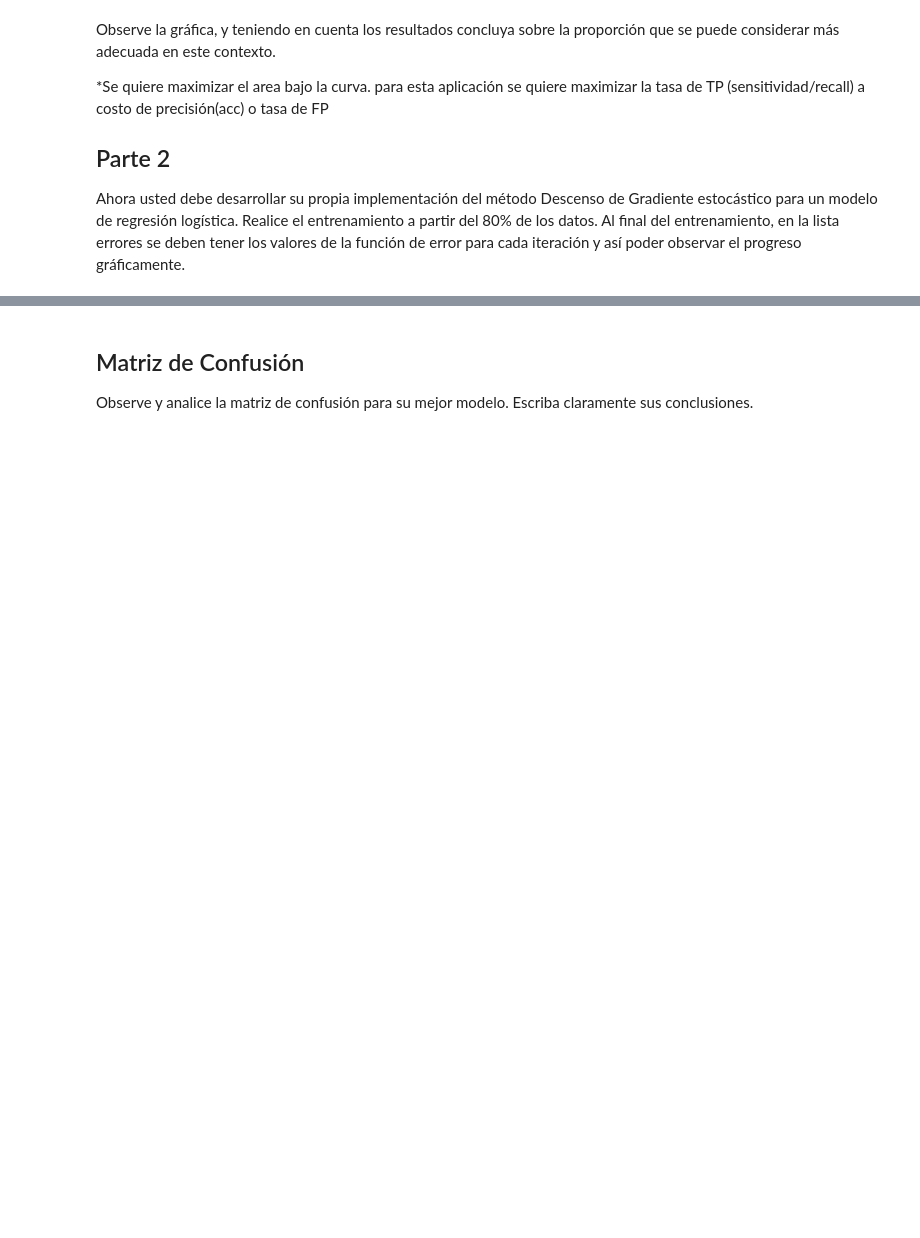
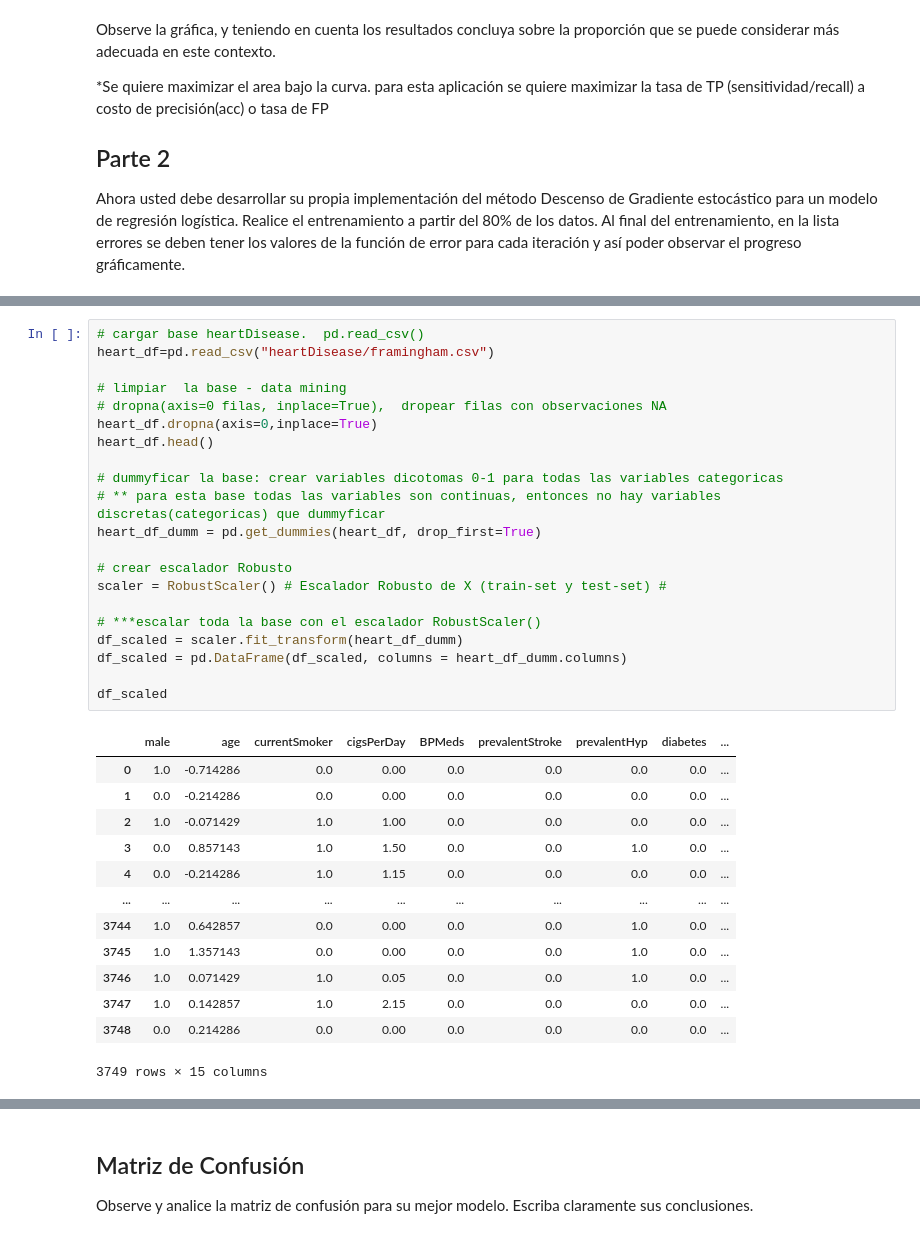
Before and after one commit to dfosorio111/ML-IELE-, a Jupyter notebook: ML_hw2.ipynb, the cells around one changed output, grey strips where cells are left out. Drawn from its saved outputs; the diff is of its cells as text; blank space fills up the shorter version.

```diff
--- a/ML_hw2.ipynb
+++ b/ML_hw2.ipynb
@@ -294,0 +215,35 @@ for tasa in tasas:
+# %%
+# cargar base heartDisease.  pd.read_csv()
+heart_df=pd.read_csv("heartDisease/framingham.csv")
+
+# limpiar  la base - data mining
+# dropna(axis=0 filas, inplace=True),  dropear filas con observaciones NA
+heart_df.dropna(axis=0,inplace=True)
+heart_df.head()
+
+# dummyficar la base: crear variables dicotomas 0-1 para todas las variables categoricas
+# ** para esta base todas las variables son continuas, entonces no hay variables discretas(categoricas) que dummyficar
+heart_df_dumm = pd.get_dummies(heart_df, drop_first=True)
+
+# crear escalador Robusto
+scaler = RobustScaler() # Escalador Robusto de X (train-set y test-set) #
+
+# ***escalar toda la base con el escalador RobustScaler()
+df_scaled = scaler.fit_transform(heart_df_dumm)
+df_scaled = pd.DataFrame(df_scaled, columns = heart_df_dumm.columns)
+
+df_scaled
+# %% [output]
+|  | male | age | currentSmoker | cigsPerDay | BPMeds | prevalentStroke | prevalentHyp | diabetes | ... |
+| 0 | 1.0 | -0.714286 | 0.0 | 0.00 | 0.0 | 0.0 | 0.0 | 0.0 | ... |
+| 1 | 0.0 | -0.214286 | 0.0 | 0.00 | 0.0 | 0.0 | 0.0 | 0.0 | ... |
+| 2 | 1.0 | -0.071429 | 1.0 | 1.00 | 0.0 | 0.0 | 0.0 | 0.0 | ... |
+| 3 | 0.0 | 0.857143 | 1.0 | 1.50 | 0.0 | 0.0 | 1.0 | 0.0 | ... |
+| 4 | 0.0 | -0.214286 | 1.0 | 1.15 | 0.0 | 0.0 | 0.0 | 0.0 | ... |
+| ... | ... | ... | ... | ... | ... | ... | ... | ... | ... |
+| 3744 | 1.0 | 0.642857 | 0.0 | 0.00 | 0.0 | 0.0 | 1.0 | 0.0 | ... |
+| 3745 | 1.0 | 1.357143 | 0.0 | 0.00 | 0.0 | 0.0 | 1.0 | 0.0 | ... |
+| 3746 | 1.0 | 0.071429 | 1.0 | 0.05 | 0.0 | 0.0 | 1.0 | 0.0 | ... |
+| 3747 | 1.0 | 0.142857 | 1.0 | 2.15 | 0.0 | 0.0 | 0.0 | 0.0 | ... |
+| 3748 | 0.0 | 0.214286 | 0.0 | 0.00 | 0.0 | 0.0 | 0.0 | 0.0 | ... |
+3749 rows × 15 columns
```
Also changed, not shown: parts of 12 cells of this notebook, 1 other file.
